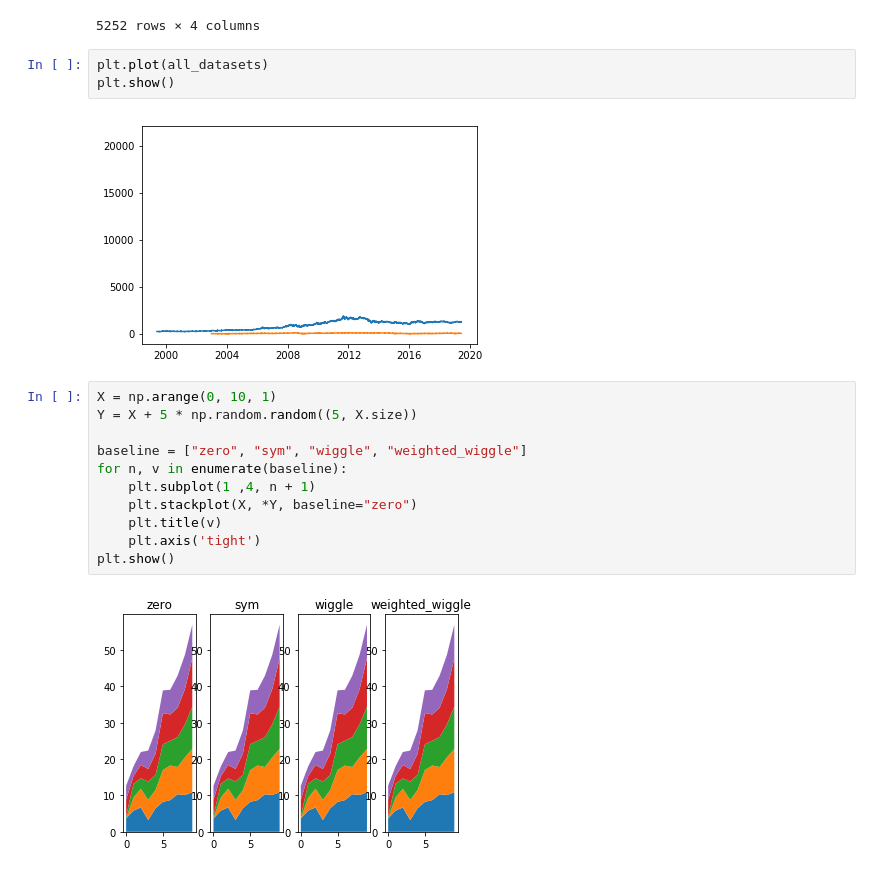
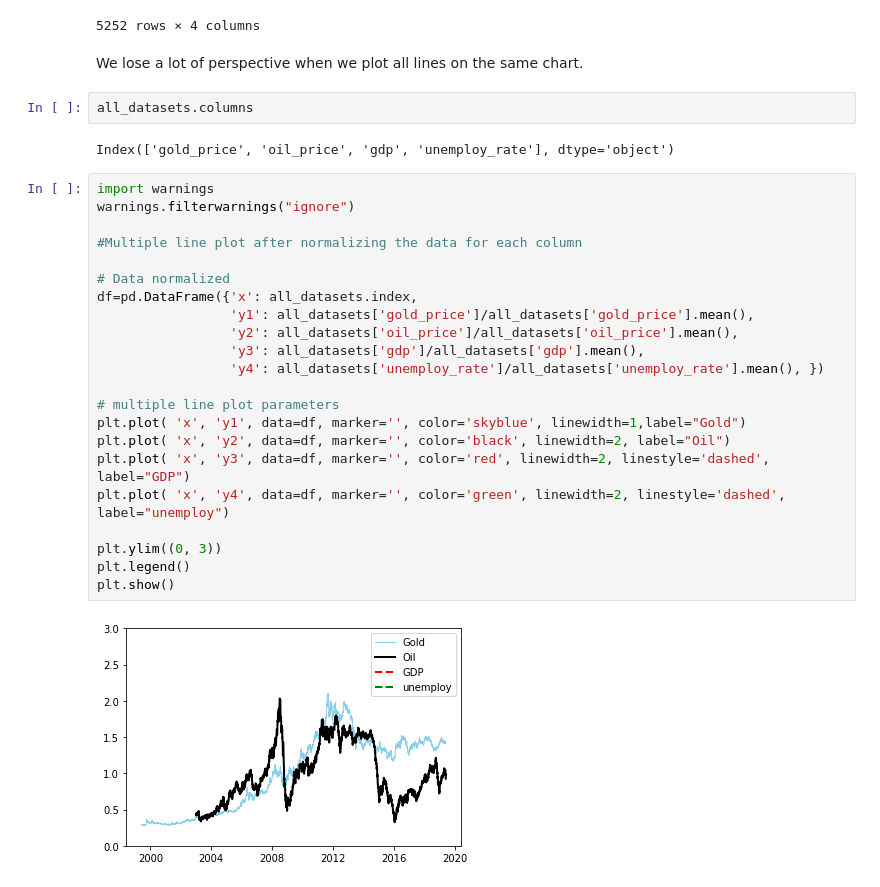
Before and after one commit to devindatt/gold-spot-analysis, a Jupyter notebook: goldspot_analysis1.ipynb, the cells around one changed output. Saved outputs shown, nothing was run; the diff lists cells and outputs as text.

Commit message:
Final draft of analysis
Added graphs and fixed api calls

```diff
--- a/goldspot_analysis1.ipynb
+++ b/goldspot_analysis1.ipynb
@@ -224,21 +237,33 @@ all_datasets
 | 2019-05-30 | 1280.95 | 67.10 | NaN | NaN |
 | 2019-05-31 | 1295.55 | 64.15 | NaN | NaN |
 5252 rows × 4 columns
-# %%
-plt.plot(all_datasets)
-plt.show()
-# %% [output]
-[figure, removed]
-# %%
-X = np.arange(0, 10, 1)
-Y = X + 5 * np.random.random((5, X.size))
-
-baseline = ["zero", "sym", "wiggle", "weighted_wiggle"]
-for n, v in enumerate(baseline):
-    plt.subplot(1 ,4, n + 1)
-    plt.stackplot(X, *Y, baseline="zero")
-    plt.title(v)
-    plt.axis('tight')
-plt.show()
-# %% [output]
-[figure, removed]
+# %% [markdown]
+We lose a lot of perspective when we plot all lines on the same chart.
+# %%
+all_datasets.columns
+# %% [output]
+Index(['gold_price', 'oil_price', 'gdp', 'unemploy_rate'], dtype='object')
+# %%
+import warnings
+warnings.filterwarnings("ignore")
+
+#Multiple line plot after normalizing the data for each column
+
+# Data normalized
+df=pd.DataFrame({'x': all_datasets.index,
+                 'y1': all_datasets['gold_price']/all_datasets['gold_price'].mean(),
+                 'y2': all_datasets['oil_price']/all_datasets['oil_price'].mean(),
+                 'y3': all_datasets['gdp']/all_datasets['gdp'].mean(),
+                 'y4': all_datasets['unemploy_rate']/all_datasets['unemploy_rate'].mean(), })
+
+# multiple line plot parameters
+plt.plot( 'x', 'y1', data=df, marker='', color='skyblue', linewidth=1,label="Gold")
+plt.plot( 'x', 'y2', data=df, marker='', color='black', linewidth=2, label="Oil")
+plt.plot( 'x', 'y3', data=df, marker='', color='red', linewidth=2, linestyle='dashed', label="GDP")
+plt.plot( 'x', 'y4', data=df, marker='', color='green', linewidth=2, linestyle='dashed', label="unemploy")
+
+plt.ylim((0, 3))
+plt.legend()
+plt.show()
+# %% [output]
+[figure, added]
```
Also changed, not shown: parts of 13 cells of this notebook, 1 other file.
